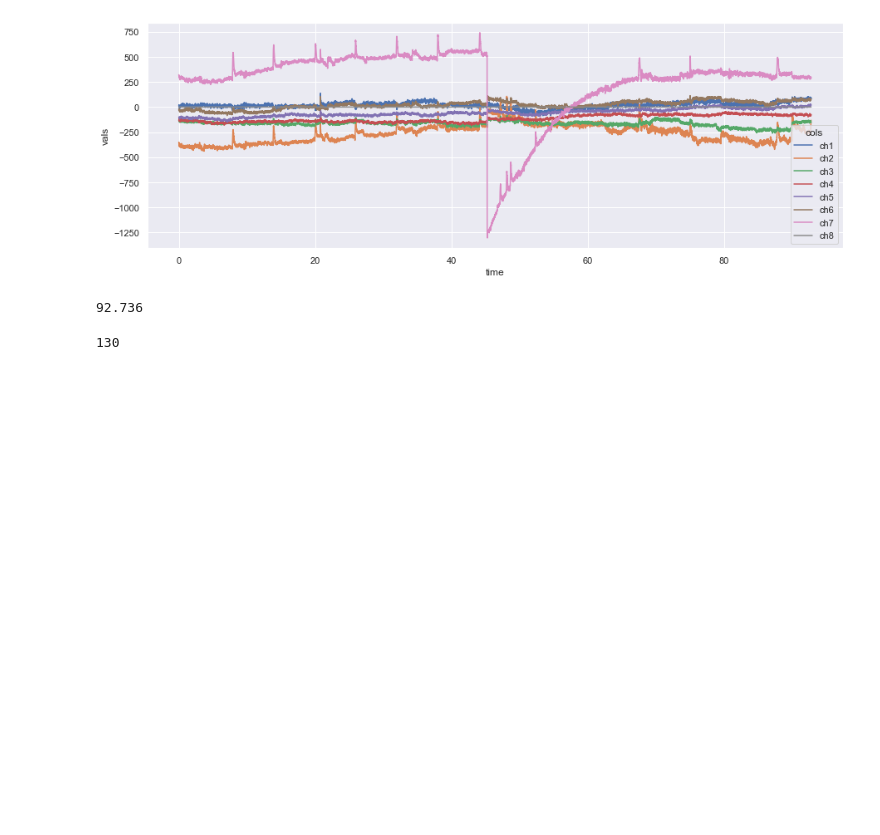
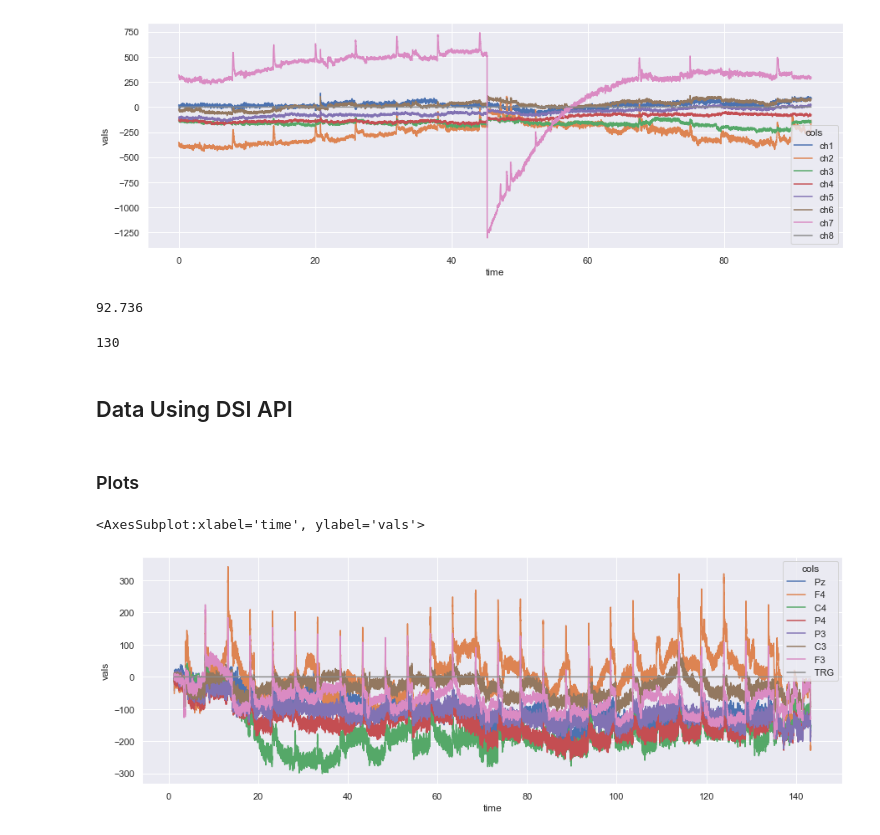
Before and after one commit to NeuroTech-UCSD/Oz-Speller, a Jupyter notebook: notebooks/Pilot_Data_Analysis[Simon].ipynb, the cells around one changed output. Drawn from its saved outputs; the diff is of its cells as text; code cells hidden in the pictures; blank space fills up the shorter version.

```diff
--- a/notebooks/Pilot_Data_Analysis[Simon].ipynb
+++ b/notebooks/Pilot_Data_Analysis[Simon].ipynb
@@ -51,3 +52,25 @@ eeg5['time'].shape[0]/250
 5*26
 # %% [output]
 130
+# %% [markdown]
+## Data Using DSI API
+# %%
+data_path = "../data/eeg_recordings/pilot_data/"
+# eeg12 = pd.read_csv(data_path + 'pilot_eeg12.csv',names=('time','ch1','ch2','ch3','ch4','ch5','ch6','ch7','ch8'))
+eeg12 = pd.read_csv(data_path + 'pilot_eeg12.csv')
+eeg12 = eeg12.iloc[1:, :].astype(float)
+eeg12_plot = eeg12.iloc[:, :].melt('time', var_name='cols',value_name='vals')
+eeg11 = pd.read_csv(data_path + 'pilot_eeg11.csv')
+eeg11 = eeg11.iloc[1:, :].astype(float)
+eeg11_plot = eeg11.iloc[:, :].melt('time', var_name='cols',value_name='vals')
+eeg10 = pd.read_csv(data_path + 'pilot_eeg10.csv')
+eeg10 = eeg10.iloc[1:, :].astype(float)
+eeg10_plot = eeg10.iloc[:, :].melt('time', var_name='cols',value_name='vals')
+# %% [markdown]
+### Plots
+# %%
+plt.figure(figsize=(15,5))
+sns.lineplot(x='time',y='vals',hue='cols',data=eeg12_plot)
+# %% [output]
+<AxesSubplot:xlabel='time', ylabel='vals'>
+[figure, added]
```
Also changed, not shown: parts of 45 cells of this notebook, 8 other files.
